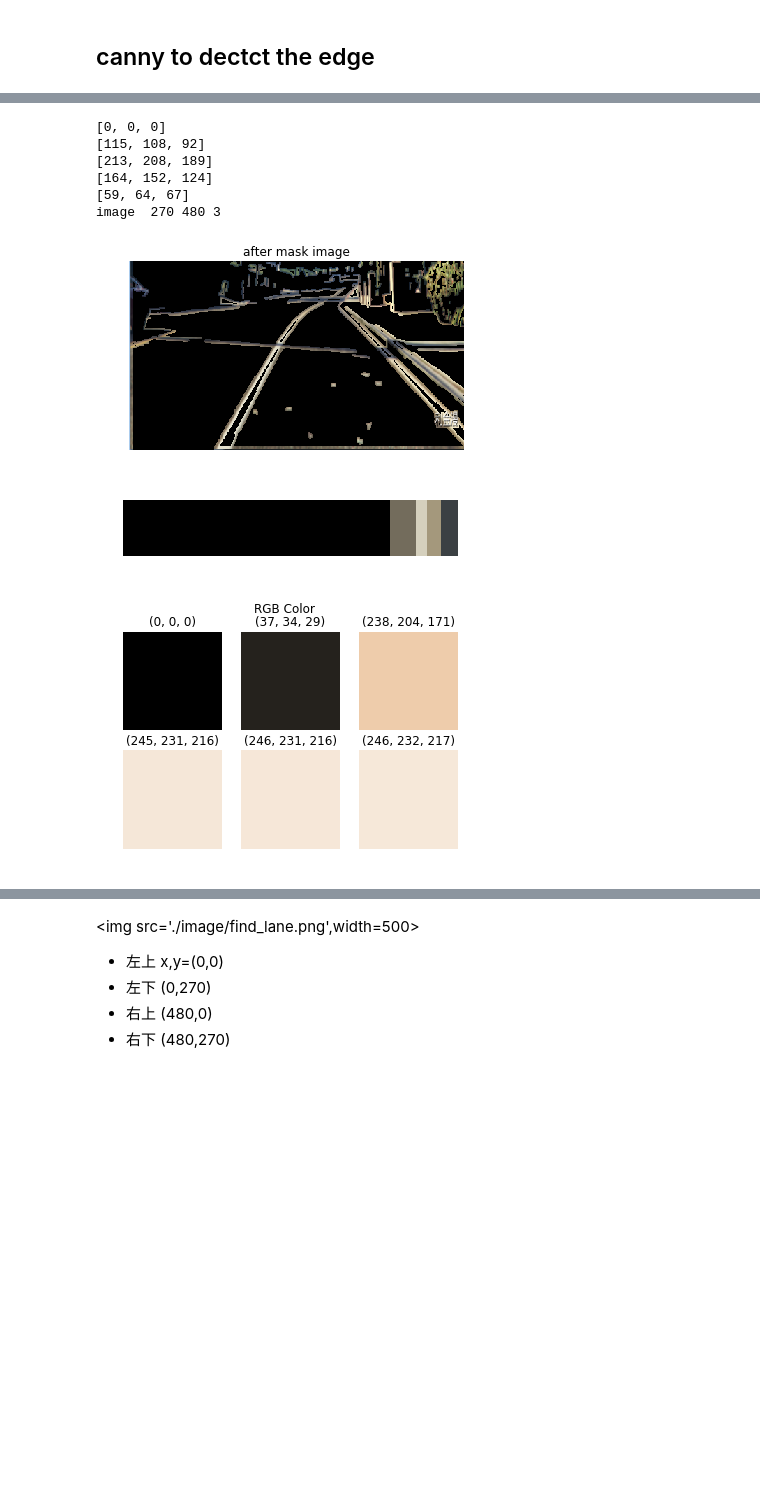
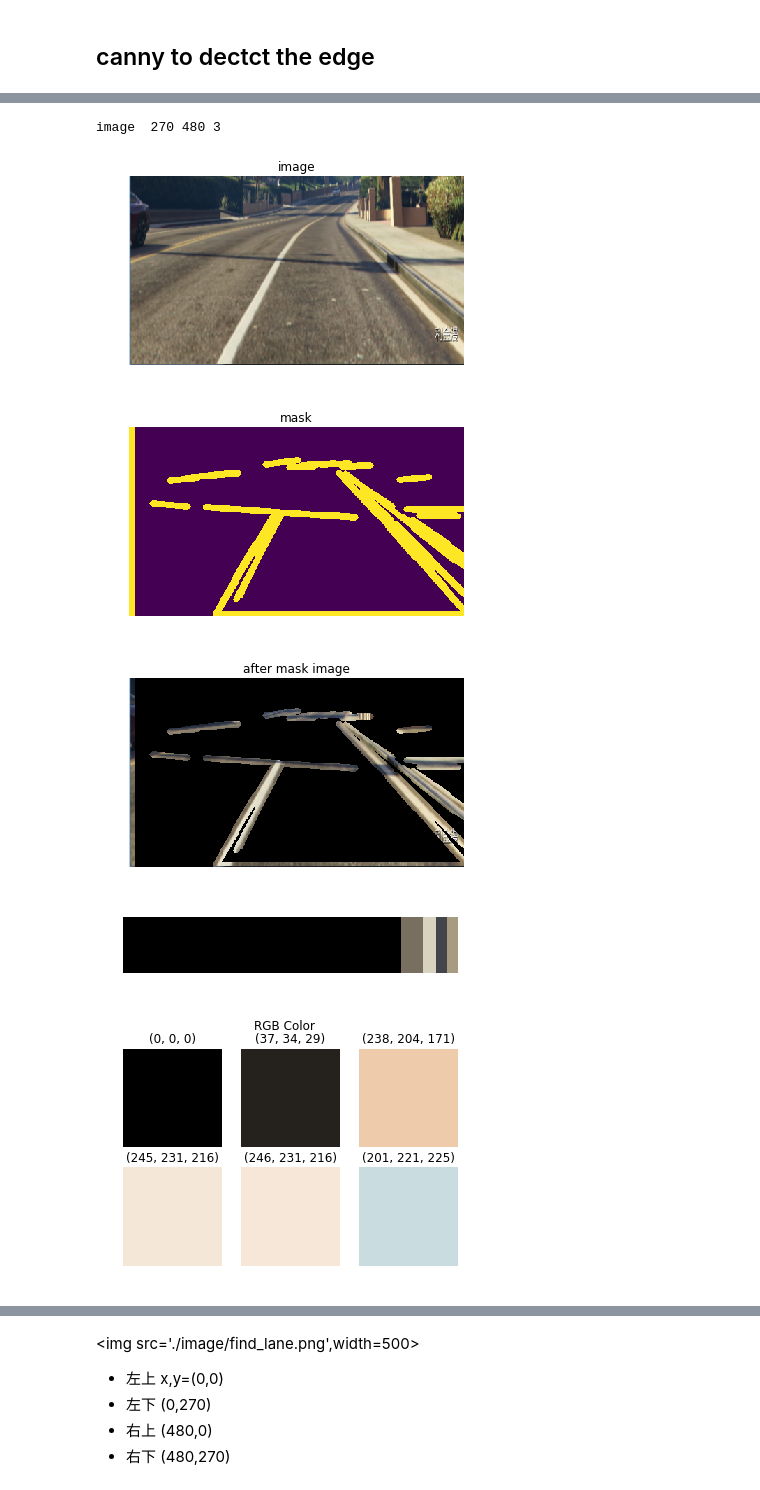
Before and after one commit to xiaoli-chen/GTA5, a Jupyter notebook: lane extraction.ipynb, the cells around one changed output, grey strips where cells are left out. Cells and saved outputs as stored; diff of their text form; code cells hidden in the pictures; blank space fills up the shorter version.

Commit message:
change mask to use lines

```diff
--- a/lane extraction.ipynb
+++ b/lane extraction.ipynb
@@ -348,0 +346,11 @@ destroy_win()
+# %%
+def draw_mask_image(img, lines=None):
+    nrows, ncolums = img.shape
+    canvans = np.zeros((nrows, ncolums, 3), dtype = "uint8")
+    canvans = cv2.rectangle(canvans, (int(0), 0), (int(nrows),ncolums),
+                               np.array((0,0,0),dtype = "uint8").tolist(), -1)
+    return cv2.cvtColor(canvans, cv2.COLOR_BGR2GRAY)
+# %%
+mask_img = draw_mask_image(new_screen)
+draw_lines(mask_img,hlines)
+show_raw_img(mask_img)
@@ -349,34 +359,35 @@ destroy_win()
 # %%
 #https://www.pyimagesearch.com/2014/08/04/opencv-python-color-detection/
-ret, mask = cv2.threshold(new_screen, 10, 255, cv2.THRESH_BINARY)
+show_rgb_img(img, "image")
+
+ret, mask = cv2.threshold(mask_img, 10, 255, cv2.THRESH_BINARY)
+show_raw_img(mask_img, "mask")
+
 img2_fg = cv2.bitwise_and(img,img,mask = mask)
-#
+
 rgb_img = get_rgb_img(img2_fg,"after mask image")
 
 shaped_image = rgb_img.reshape((rgb_img.shape[0] * rgb_img.shape[1], 3))
 
 clt = KMeans(n_clusters = 5)
 clt.fit(shaped_image)
 hist = centroid_histogram(clt)
 bar = plot_colors(hist, clt.cluster_centers_)
 
 # show our color bart
 show_raw_img(bar)
 
 #try_img=bar
 #try_img= try_img.astype(np.uint8)
 
 height, width, channels = rgb_img.shape
 print("image ", height, width, channels)
 all_count,top_colors = count_color(width, height, img2_fg)
 colors = draw_colors(top_colors)
 # %% [output]
-[0, 0, 0]
-[115, 108, 92]
-[213, 208, 189]
-[164, 152, 124]
-[59, 64, 67]
 image  270 480 3
-[figure, old version]
+[figure, new version]
-[figure, old version]
+[figure, new version]
-[figure, old version]
+[figure, new version]
+[figure, added]
+[figure, added]
```
Also changed, not shown: parts of 12 cells of this notebook.
